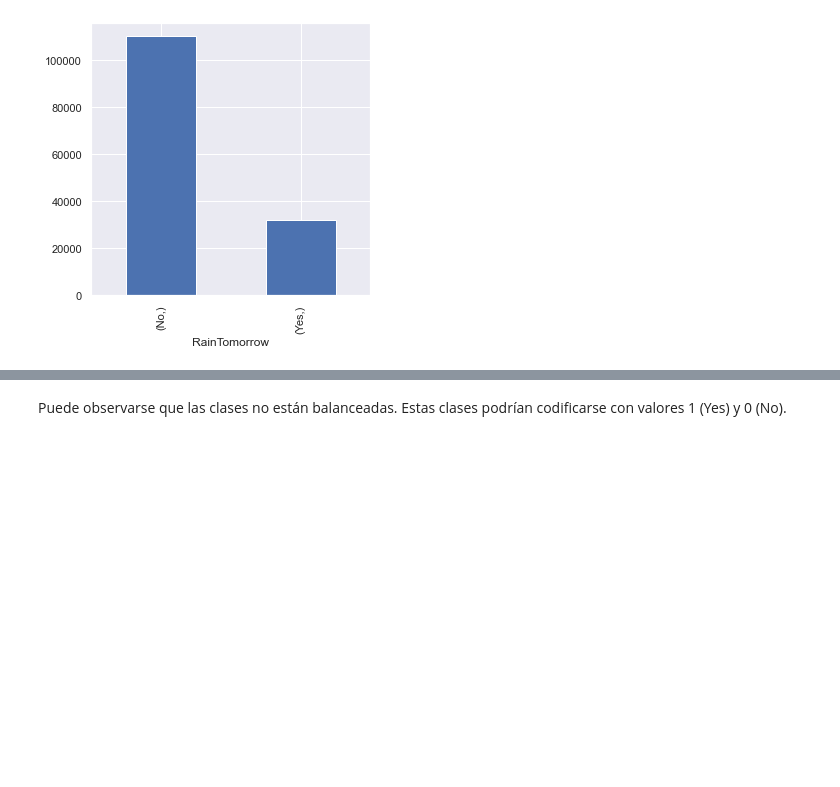
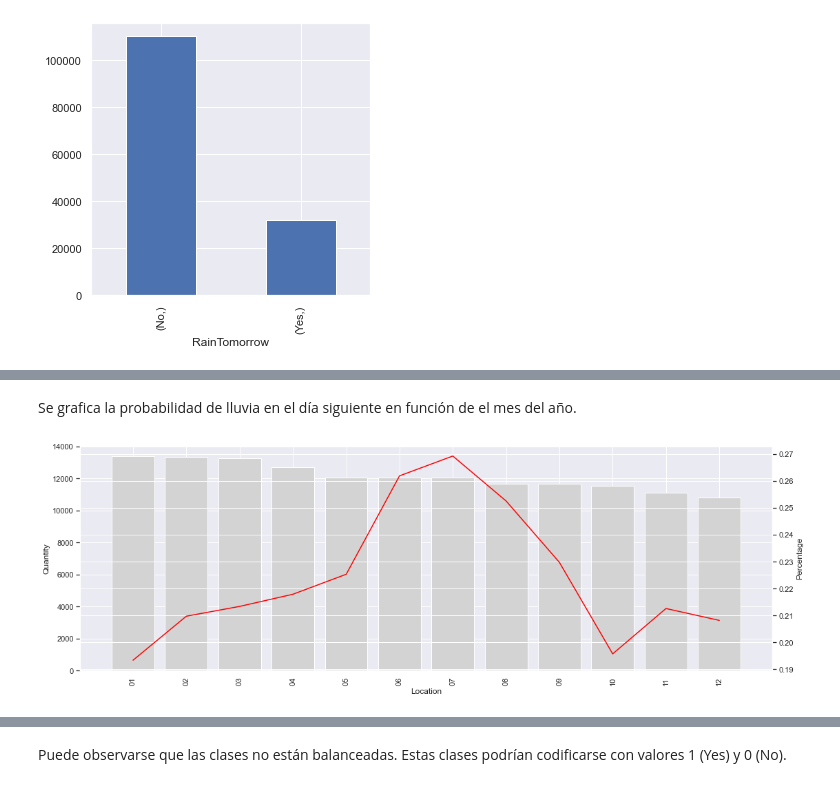
Before and after one commit to GonzaloRomeroR/CEIA, a Jupyter notebook: intro_ia/TP/TP.ipynb, the cells around one changed output, grey strips where cells are left out. Cells and saved outputs as stored; diff of their text form; code cells hidden in the pictures; blank space fills up the shorter version.

```diff
--- a/intro_ia/TP/TP.ipynb
+++ b/intro_ia/TP/TP.ipynb
@@ -252,0 +268,9 @@ Y.value_counts().plot(kind="bar", figsize=(5, 5))
+# %% [markdown]
+Se grafica la probabilidad de lluvia en el día siguiente en función de el mes del año.
+# %%
+df = weather.copy()
+
+df["Date"] = df["Date"].replace(to_replace="\d+\-(\d+)\-\d+", value=r"\1", regex=True)
+label_percentage_plot(df, "Date", "RainTomorrow", "Yes")
+# %% [output]
+[figure, added]
```
Also changed, not shown: parts of 6 cells of this notebook.
